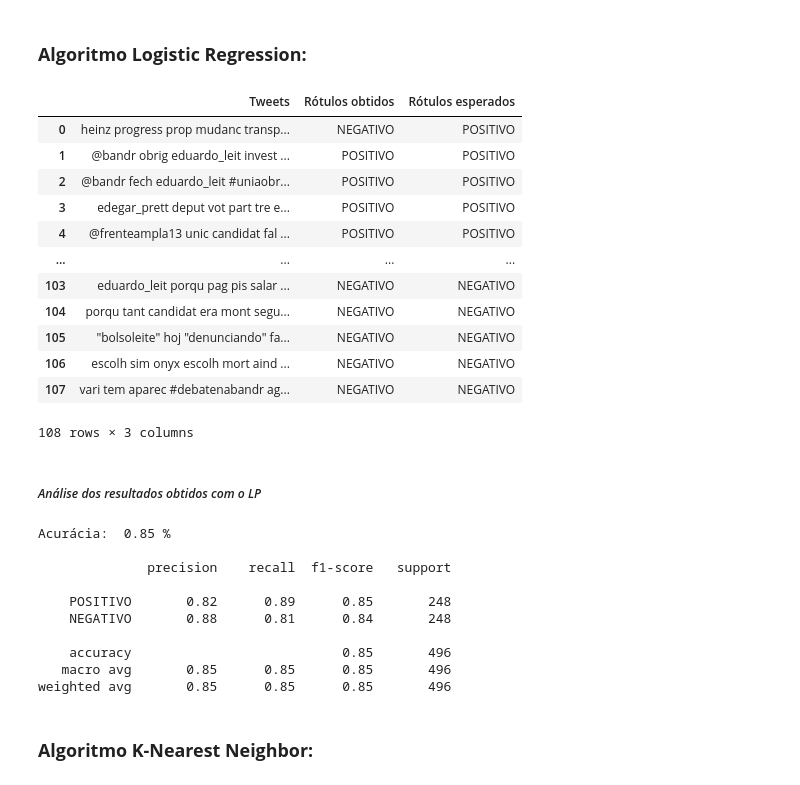
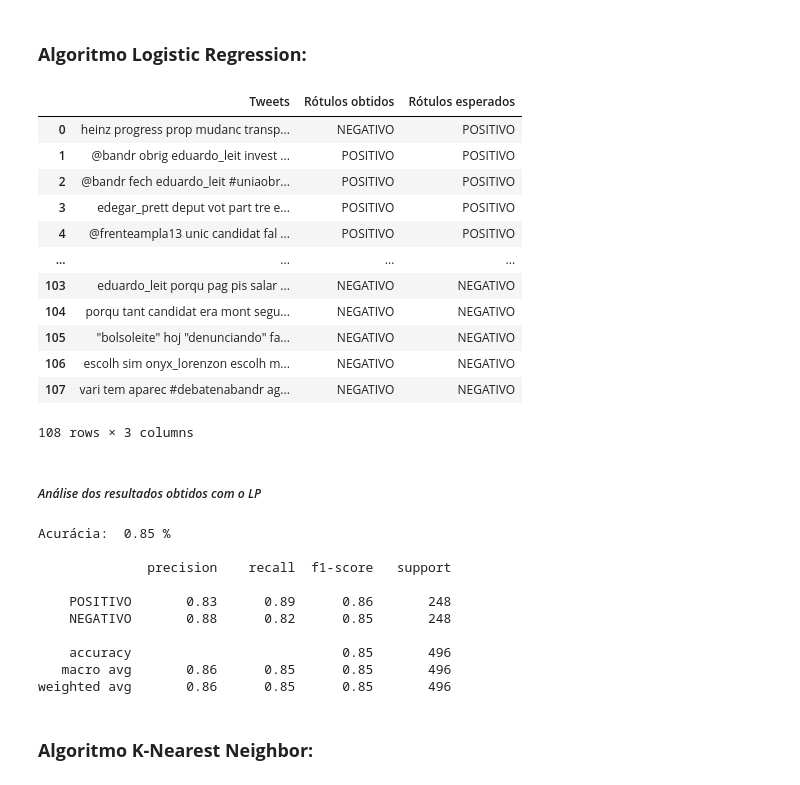
Before and after one commit to jhonatapers/MLPTweets, a Jupyter notebook: Tweets.ipynb, the cells around one changed output. Drawn from its saved outputs; the diff is of its cells as text; code cells hidden in the pictures.

```diff
--- a/Tweets.ipynb
+++ b/Tweets.ipynb
@@ -381,27 +384,27 @@ weighted avg       0.81      0.80      0.80       496
 ### **Algoritmo Logistic Regression:**
 # %%
 from sklearn.linear_model import LogisticRegression
-#pd.set_option('display.max_rows', 110) #printa todas as linhas
+#pd.set_option('display.max_rows', 10) #printa todas as linhas
 
-modeloLR = LogisticRegression(C = 2, max_iter = 1000, n_jobs=-1)
+modeloLR = LogisticRegression(C = 2, solver='liblinear')
 modeloLR.fit(freq_treino, treino_classificacao)
 
-predicao = modeloLR.predict(freq_testes)
+predicaoLP = modeloLR.predict(freq_testes)
 
-df_resultados = pd.DataFrame(data = { "Tweets": testes_tweets, "Rótulos obtidos": predicao, "Rótulos esperados": testes_classificacao })
+df_resultados = pd.DataFrame(data = { "Tweets": testes_tweets, "Rótulos obtidos": predicaoLP, "Rótulos esperados": testes_classificacao })
 df_resultados
 # %% [output]
 |  | Tweets | Rótulos obtidos | Rótulos esperados |
 | 0 | heinz progress prop mudanc transp... | NEGATIVO | POSITIVO |
 | 1 | @bandr obrig eduardo_leit invest ... | POSITIVO | POSITIVO |
 | 2 | @bandr fech eduardo_leit #uniaobr... | POSITIVO | POSITIVO |
 | 3 | edegar_prett deput vot part tre e... | POSITIVO | POSITIVO |
 | 4 | @frenteampla13 unic candidat fal ... | POSITIVO | POSITIVO |
 | ... | ... | ... | ... |
 | 103 | eduardo_leit porqu pag pis salar ... | NEGATIVO | NEGATIVO |
 | 104 | porqu tant candidat era mont segu... | NEGATIVO | NEGATIVO |
 | 105 | "bolsoleite" hoj "denunciando" fa... | NEGATIVO | NEGATIVO |
-| 106 | escolh sim onyx escolh mort aind ... | NEGATIVO | NEGATIVO |
+| 106 | escolh sim onyx_lorenzon escolh m... | NEGATIVO | NEGATIVO |
 | 107 | vari tem aparec #debatenabandr ag... | NEGATIVO | NEGATIVO |
 108 rows × 3 columns
 # %% [markdown]
@@ -417,12 +420,12 @@ Acurácia:  0.85 %
 
               precision    recall  f1-score   support
 
-    POSITIVO       0.82      0.89      0.85       248
-    NEGATIVO       0.88      0.81      0.84       248
+    POSITIVO       0.83      0.89      0.86       248
+    NEGATIVO       0.88      0.82      0.85       248
 
     accuracy                           0.85       496
-   macro avg       0.85      0.85      0.85       496
-weighted avg       0.85      0.85      0.85       496
+   macro avg       0.86      0.85      0.85       496
+weighted avg       0.86      0.85      0.85       496
 # %% [markdown]
 ### **Algoritmo K-Nearest Neighbor:**
 # %% [markdown]
```
Also changed, not shown: parts of 19 cells of this notebook.
